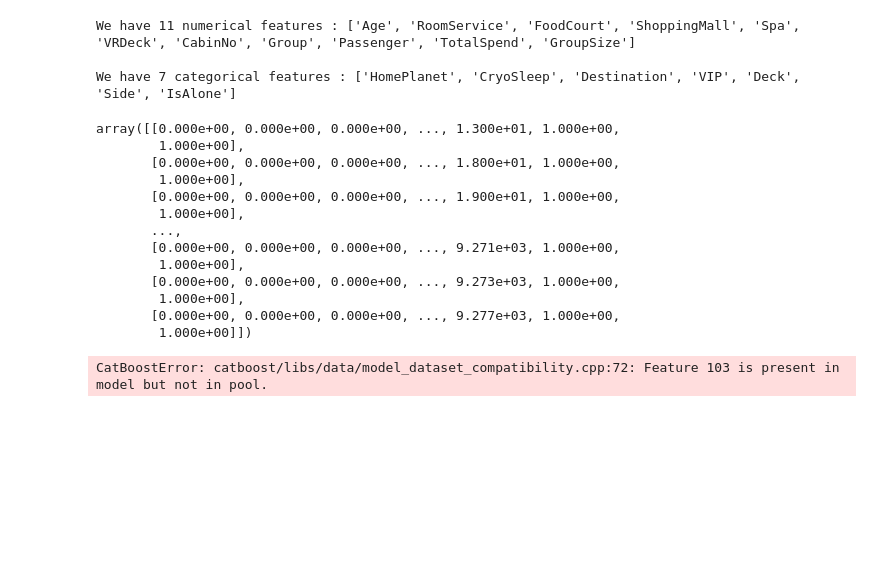
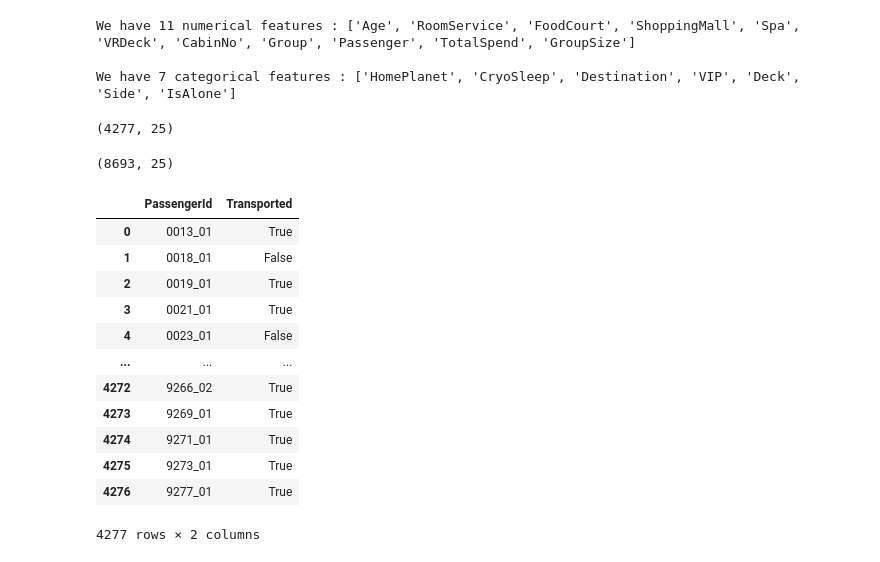
Before and after one commit to MD0210/mlops-spaceshiptitanic-project, a Jupyter notebook: notebook/1_EDA_Feature_Engineering_spaceship_titanic.ipynb, the cells around one changed output. Drawn from its saved outputs; the diff is of its cells as text; code cells hidden in the pictures; blank space fills up the shorter version.

```diff
--- a/notebook/1_EDA_Feature_Engineering_spaceship_titanic.ipynb
+++ b/notebook/1_EDA_Feature_Engineering_spaceship_titanic.ipynb
@@ -1253,44 +1216,39 @@ We have 11 numerical features : ['Age', 'RoomService', 'FoodCourt', 'ShoppingMal
 
 We have 7 categorical features : ['HomePlanet', 'CryoSleep', 'Destination', 'VIP', 'Deck', 'Side', 'IsAlone']
 # %%
-Y = preprocessor.fit_transform(test_df)
+X_test_processed = preprocessor.fit_transform(test_df)
 # %%
-Y
+X_test_processed.shape
 # %% [output]
-array([[0.000e+00, 0.000e+00, 0.000e+00, ..., 1.300e+01, 1.000e+00,
-        1.000e+00],
-       [0.000e+00, 0.000e+00, 0.000e+00, ..., 1.800e+01, 1.000e+00,
-        1.000e+00],
-       [0.000e+00, 0.000e+00, 0.000e+00, ..., 1.900e+01, 1.000e+00,
-        1.000e+00],
-       ...,
-       [0.000e+00, 0.000e+00, 0.000e+00, ..., 9.271e+03, 1.000e+00,
-        1.000e+00],
-       [0.000e+00, 0.000e+00, 0.000e+00, ..., 9.273e+03, 1.000e+00,
-        1.000e+00],
-       [0.000e+00, 0.000e+00, 0.000e+00, ..., 9.277e+03, 1.000e+00,
-        1.000e+00]])
+(4277, 25)
+# %%
+X.shape
+# %% [output]
+(8693, 25)
 # %%
-from catboost import CatBoostClassifier
-from sklearn.metrics import accuracy_score
-
-# Initialize CatBoostClassifier
-model = CatBoostClassifier(
-    iterations=2000,
-    depth=5,
-    learning_rate=0.1,
-    verbose=0,         # Suppress training output
-    random_state=42
-)
-
-# Train the model
-model.fit(X_train, y_train)
-
-# Predict
-predictions = model.predict(Y)
-
-# Evaluate
-accuracy = accuracy_score(y_test, predictions)
-print("Accuracy:", accuracy)
+model = CatBoostClassifier(verbose=False)
+model.fit(X_train, y_train)  # if not yet trained
+# or if you've saved the model earlier:
+# model = joblib.load("catboost_model.pkl")
+test_preds = model.predict(X_test_processed)
+test_preds_prob = model.predict_proba(X_test_processed)[:, 1]
+submission = pd.DataFrame({
+    "PassengerId": passenger_ids,
+    "Transported": test_preds.astype(bool)  # Convert to True/False if needed
+})
-# %% [output]
-CatBoostError: catboost/libs/data/model_dataset_compatibility.cpp:72: Feature 103 is present in model but not in pool.
+# %%
+submission
+# %% [output]
+|  | PassengerId | Transported |
+| 0 | 0013_01 | True |
+| 1 | 0018_01 | False |
+| 2 | 0019_01 | True |
+| 3 | 0021_01 | True |
+| 4 | 0023_01 | False |
+| ... | ... | ... |
+| 4272 | 9266_02 | True |
+| 4273 | 9269_01 | True |
+| 4274 | 9271_01 | True |
+| 4275 | 9273_01 | True |
+| 4276 | 9277_01 | True |
+4277 rows × 2 columns
```
Also changed, not shown: parts of 19 cells of this notebook, 4 other files.
